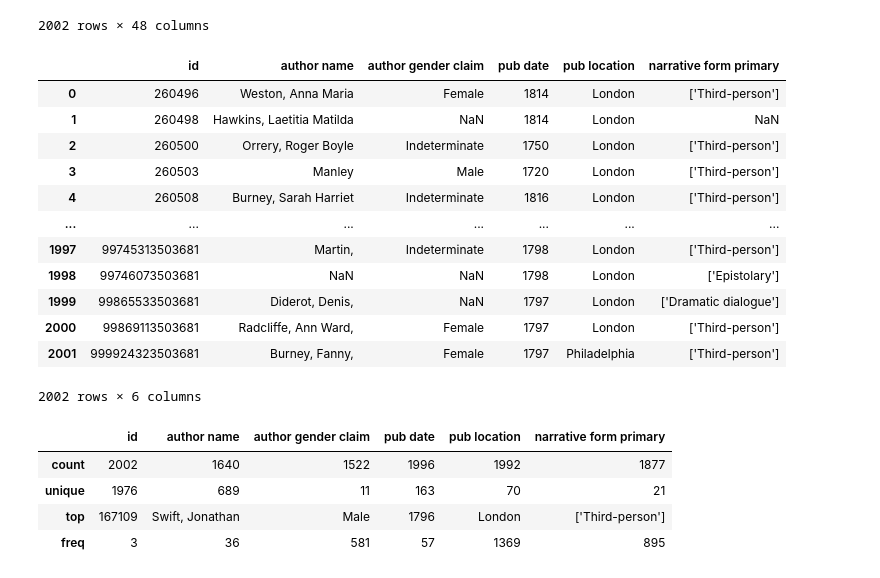
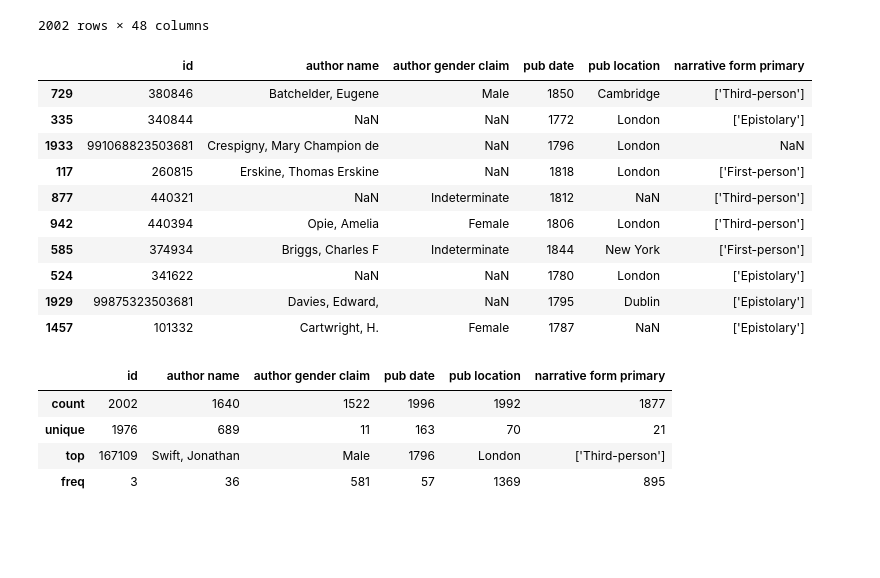
Before and after one commit to gwijthoff/CDH507, a Jupyter notebook: static/jupyter_intro.ipynb, the cells around one changed output. Cells and saved outputs as stored; diff of their text form; code cells hidden in the pictures; blank space fills up the shorter version.

```diff
--- a/static/jupyter_intro.ipynb
+++ b/static/jupyter_intro.ipynb
@@ -124,22 +124,21 @@ df
 2002 rows × 48 columns
 # %%
 # Let's create a subset of that data using only certain columns
+df_novels = df[['id', 'author name', 'author gender claim', 'pub date', 'pub location', 'narrative form primary']]
 
-df_novels = df[['id', 'author name', 'author gender claim', 'pub date', 'pub location', 'narrative form primary']]
-df_novels
+# get a random sample of 10 records
+df_novels.sample(10)
 # %% [output]
 |  | id | author name | author gender claim | pub date | pub location | narrative form primary |
-| 0 | 260496 | Weston, Anna Maria | Female | 1814 | London | ['Third-person'] |
-| 1 | 260498 | Hawkins, Laetitia Matilda | NaN | 1814 | London | NaN |
-| 2 | 260500 | Orrery, Roger Boyle | Indeterminate | 1750 | London | ['Third-person'] |
-| 3 | 260503 | Manley | Male | 1720 | London | ['Third-person'] |
-| 4 | 260508 | Burney, Sarah Harriet | Indeterminate | 1816 | London | ['Third-person'] |
-| ... | ... | ... | ... | ... | ... | ... |
-| 1997 | 99745313503681 | Martin, | Indeterminate | 1798 | London | ['Third-person'] |
-| 1998 | 99746073503681 | NaN | NaN | 1798 | London | ['Epistolary'] |
-| 1999 | 99865533503681 | Diderot, Denis, | NaN | 1797 | London | ['Dramatic dialogue'] |
-| 2000 | 99869113503681 | Radcliffe, Ann Ward, | Female | 1797 | London | ['Third-person'] |
-| 2001 | 999924323503681 | Burney, Fanny, | Female | 1797 | Philadelphia | ['Third-person'] |
+| 729 | 380846 | Batchelder, Eugene | Male | 1850 | Cambridge | ['Third-person'] |
+| 335 | 340844 | NaN | NaN | 1772 | London | ['Epistolary'] |
+| 1933 | 991068823503681 | Crespigny, Mary Champion de | NaN | 1796 | London | NaN |
+| 117 | 260815 | Erskine, Thomas Erskine | NaN | 1818 | London | ['First-person'] |
+| 877 | 440321 | NaN | Indeterminate | 1812 | NaN | ['Third-person'] |
+| 942 | 440394 | Opie, Amelia | Female | 1806 | London | ['Third-person'] |
+| 585 | 374934 | Briggs, Charles F | Indeterminate | 1844 | New York | ['First-person'] |
+| 524 | 341622 | NaN | NaN | 1780 | London | ['Epistolary'] |
+| 1929 | 99875323503681 | Davies, Edward, | NaN | 1795 | Dublin | ['Epistolary'] |
+| 1457 | 101332 | Cartwright, H. | Female | 1787 | NaN | ['Epistolary'] |
-2002 rows × 6 columns
 # %%
 # we can use Pandas to summarize that data
```
Also changed, not shown: parts of 2 cells of this notebook, 1 other file.
